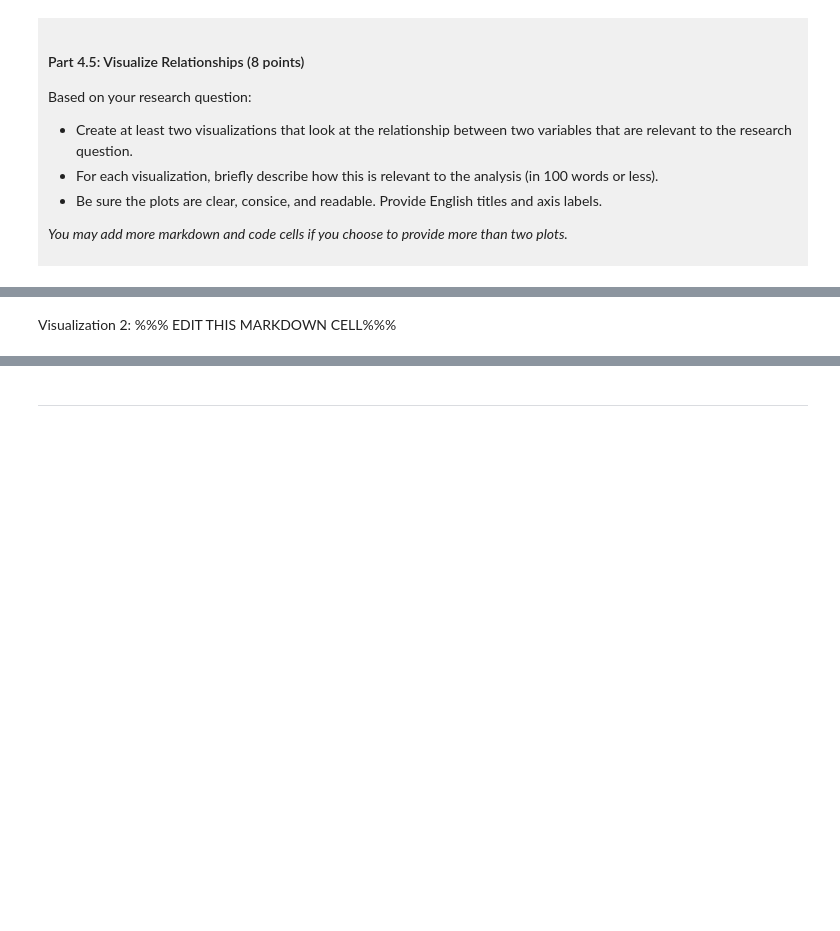
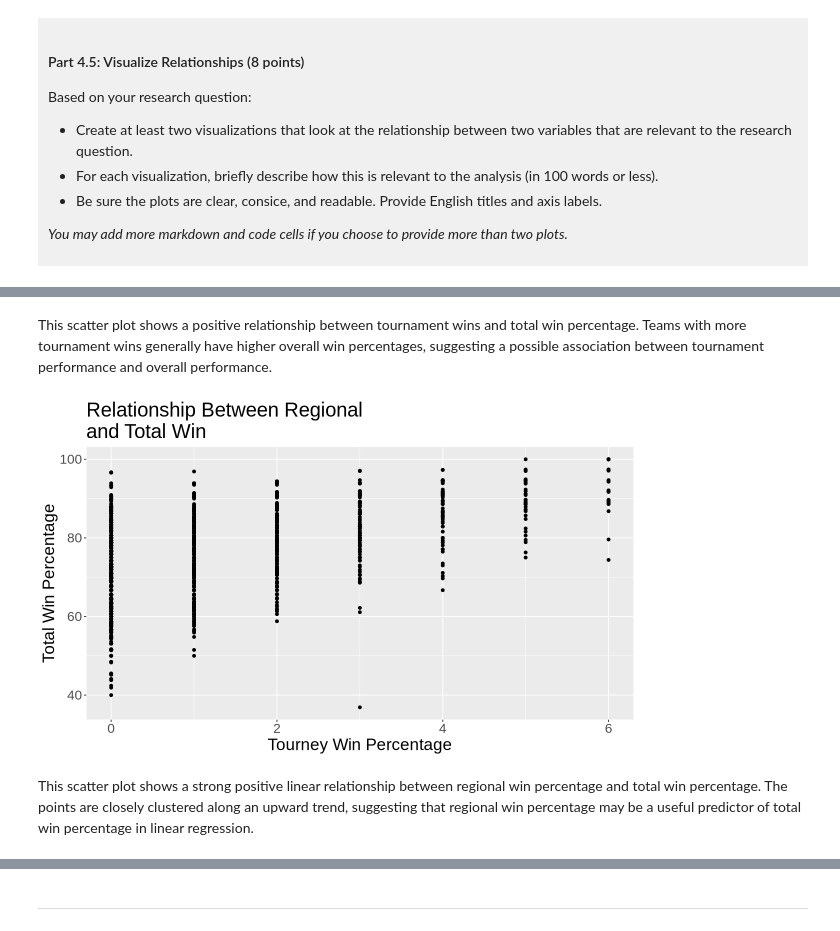
Before and after one commit to EleanorZ0512/dsci-100-project-eleanor-zhang, a Jupyter notebook: dsci-100-project-notebook.ipynb, the cells around one changed output, grey strips where cells are left out. Cells and saved outputs as stored; diff of their text form; code cells hidden in the pictures; blank space fills up the shorter version.

```diff
--- a/dsci-100-project-notebook.ipynb
+++ b/dsci-100-project-notebook.ipynb
@@ -277,5 +375,14 @@ Visualization 1: %%% EDIT THIS MARKDOWN CELL%%%
+# %% [markdown]
+This scatter plot shows a positive relationship between tournament wins and total win percentage. Teams with more tournament wins generally have higher overall win percentages, suggesting a possible association between tournament performance and overall performance.
 # %%
-### EDIT THIS CODE CELL FOR VISUALIZATION 1###
+visual1 <- ggplot(madness_tidy1, aes(x=tourney_wins, y=total_wins_pct)) +
+  geom_point() +
+  labs(x="Tourney Win Percentage", y="Total Win Percentage",
+       title="Relationship Between Regional\nand Total Win") +
+  theme(text = element_text(size = 20))
+visual1
+# %% [output]
+[figure, added]
 # %% [markdown]
-Visualization 2: %%% EDIT THIS MARKDOWN CELL%%%
+This scatter plot shows a strong positive linear relationship between regional win percentage and total win percentage. The points are closely clustered along an upward trend, suggesting that regional win percentage may be a useful predictor of total win percentage in linear regression.
 # %%
```
Also changed, not shown: parts of 17 cells of this notebook.
